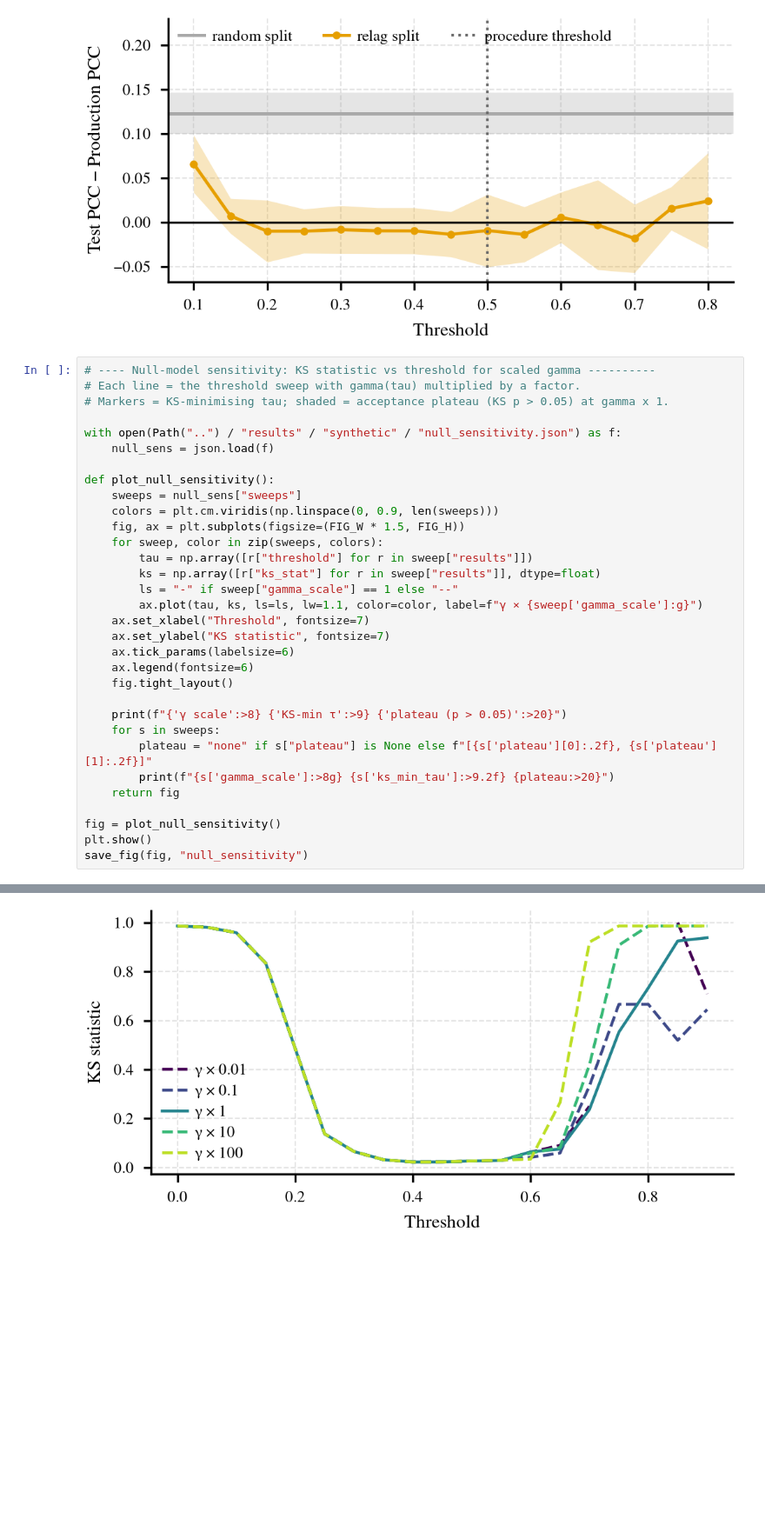
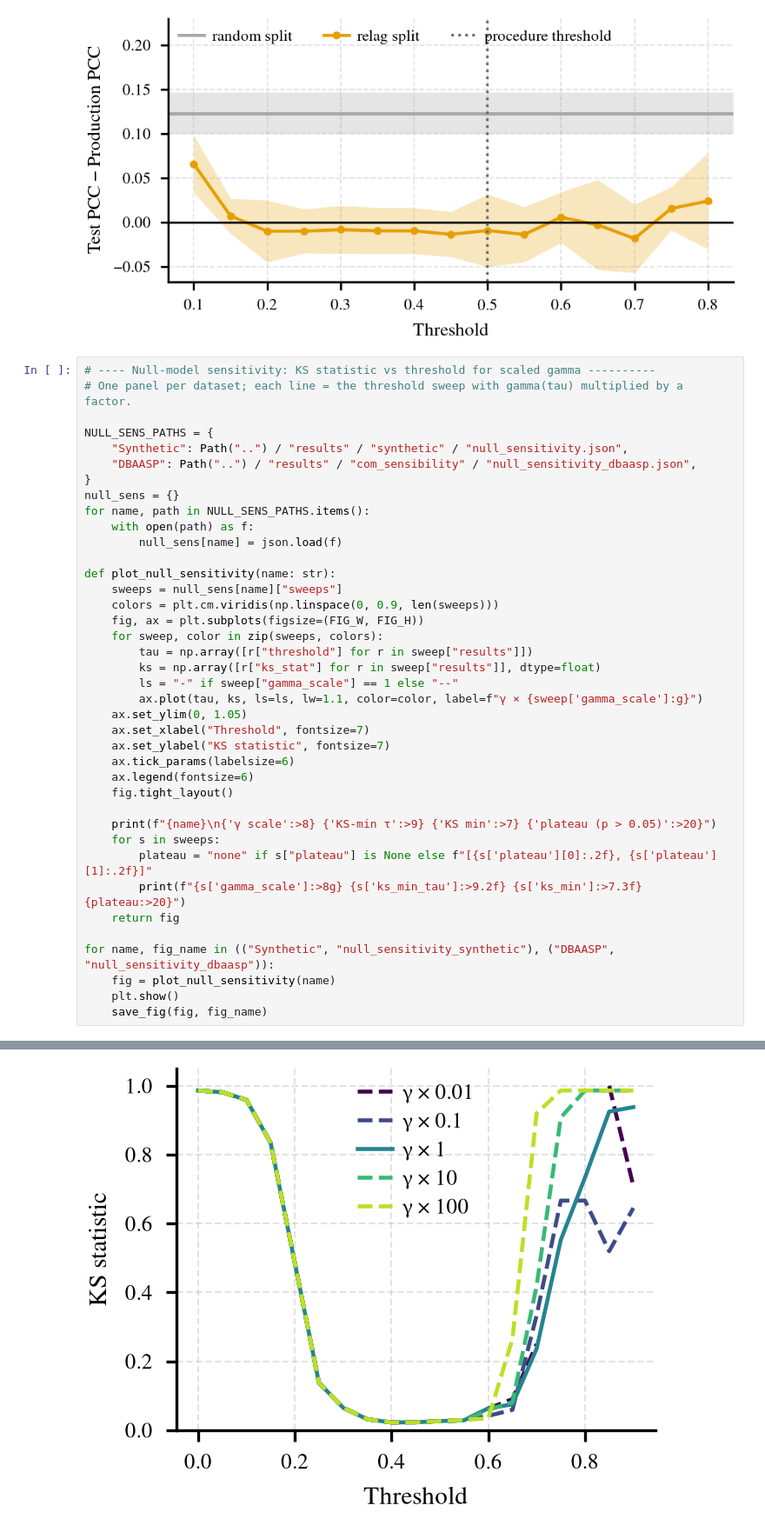
Before and after one commit to anthol42/relag-paper, a Jupyter notebook: notebooks/comparison_figures.ipynb, the cells around one changed output, grey strips where cells are left out. Shown at 87% size. Cells and saved outputs as stored; diff of their text form; blank space fills up the shorter version.

Commit message:
Feat(new figures)

```diff
--- a/notebooks/comparison_figures.ipynb
+++ b/notebooks/comparison_figures.ipynb
@@ -1441,34 +1441,41 @@ save_fig(fig, "oracle_threshold")
 [figure]
 # %%
 # ---- Null-model sensitivity: KS statistic vs threshold for scaled gamma ----------
-# Each line = the threshold sweep with gamma(tau) multiplied by a factor.
-# Markers = KS-minimising tau; shaded = acceptance plateau (KS p > 0.05) at gamma x 1.
+# One panel per dataset; each line = the threshold sweep with gamma(tau) multiplied by a factor.
 
-with open(Path("..") / "results" / "synthetic" / "null_sensitivity.json") as f:
-    null_sens = json.load(f)
+NULL_SENS_PATHS = {
+    "Synthetic": Path("..") / "results" / "synthetic" / "null_sensitivity.json",
+    "DBAASP": Path("..") / "results" / "com_sensibility" / "null_sensitivity_dbaasp.json",
+}
+null_sens = {}
+for name, path in NULL_SENS_PATHS.items():
+    with open(path) as f:
+        null_sens[name] = json.load(f)
 
-def plot_null_sensitivity():
-    sweeps = null_sens["sweeps"]
+def plot_null_sensitivity(name: str):
+    sweeps = null_sens[name]["sweeps"]
     colors = plt.cm.viridis(np.linspace(0, 0.9, len(sweeps)))
-    fig, ax = plt.subplots(figsize=(FIG_W * 1.5, FIG_H))
+    fig, ax = plt.subplots(figsize=(FIG_W, FIG_H))
     for sweep, color in zip(sweeps, colors):
         tau = np.array([r["threshold"] for r in sweep["results"]])
         ks = np.array([r["ks_stat"] for r in sweep["results"]], dtype=float)
         ls = "-" if sweep["gamma_scale"] == 1 else "--"
         ax.plot(tau, ks, ls=ls, lw=1.1, color=color, label=f"γ × {sweep['gamma_scale']:g}")
+    ax.set_ylim(0, 1.05)
     ax.set_xlabel("Threshold", fontsize=7)
     ax.set_ylabel("KS statistic", fontsize=7)
     ax.tick_params(labelsize=6)
     ax.legend(fontsize=6)
     fig.tight_layout()
 
-    print(f"{'γ scale':>8} {'KS-min τ':>9} {'plateau (p > 0.05)':>20}")
+    print(f"{name}\n{'γ scale':>8} {'KS-min τ':>9} {'KS min':>7} {'plateau (p > 0.05)':>20}")
     for s in sweeps:
         plateau = "none" if s["plateau"] is None else f"[{s['plateau'][0]:.2f}, {s['plateau'][1]:.2f}]"
-        print(f"{s['gamma_scale']:>8g} {s['ks_min_tau']:>9.2f} {plateau:>20}")
+        print(f"{s['gamma_scale']:>8g} {s['ks_min_tau']:>9.2f} {s['ks_min']:>7.3f} {plateau:>20}")
     return fig
 
-fig = plot_null_sensitivity()
-plt.show()
-save_fig(fig, "null_sensitivity")
+for name, fig_name in (("Synthetic", "null_sensitivity_synthetic"), ("DBAASP", "null_sensitivity_dbaasp")):
+    fig = plot_null_sensitivity(name)
+    plt.show()
+    save_fig(fig, fig_name)
 # %% [output]
@@ -1481 +1496 @@ save_fig(fig, "null_sensitivity")
-[figure, old version]
+[figure, new version]
```
Also changed, not shown: parts of 3 cells of this notebook, 8 other files.
